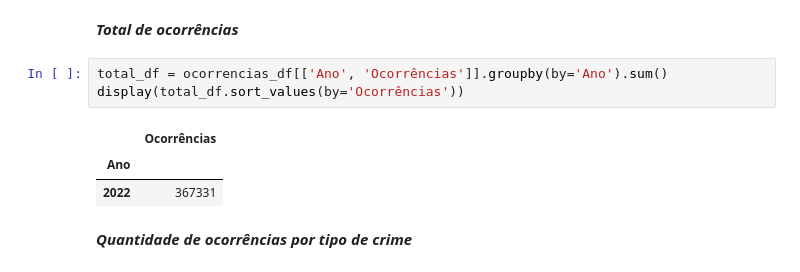
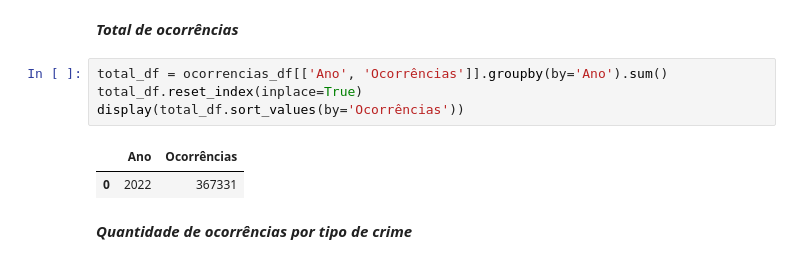
Before and after one commit to arislaoliveira/extensao-pandas, a Jupyter notebook: Avaliação.ipynb, the cells around one changed output. Saved outputs shown, nothing was run; the diff lists cells and outputs as text.

```diff
--- a/Avaliação.ipynb
+++ b/Avaliação.ipynb
@@ -71,11 +71,11 @@ None
 ***Total de ocorrências***
 # %%
 total_df = ocorrencias_df[['Ano', 'Ocorrências']].groupby(by='Ano').sum()
+total_df.reset_index(inplace=True)
 display(total_df.sort_values(by='Ocorrências'))
 # %% [output]
-|  | Ocorrências |
-| Ano |  |
-| 2022 | 367331 |
+|  | Ano | Ocorrências |
+| 0 | 2022 | 367331 |
 # %% [markdown]
 ***Quantidade de ocorrências por tipo de crime***
 # %%
```
Also changed, not shown: parts of 4 cells of this notebook.
